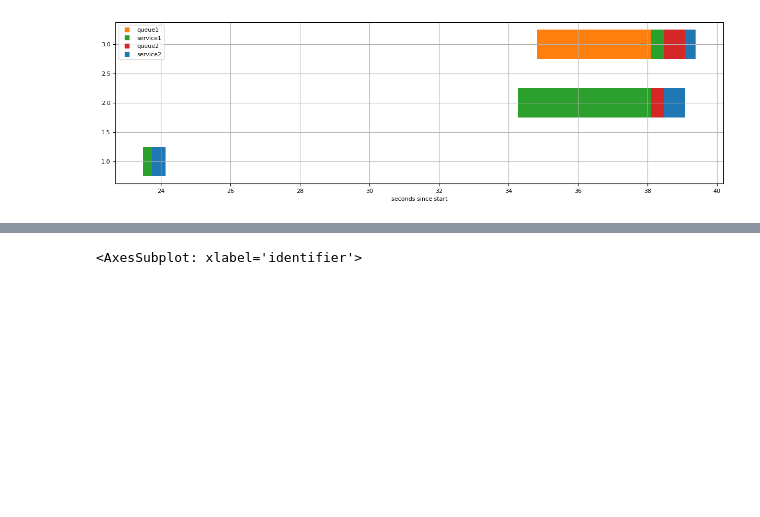
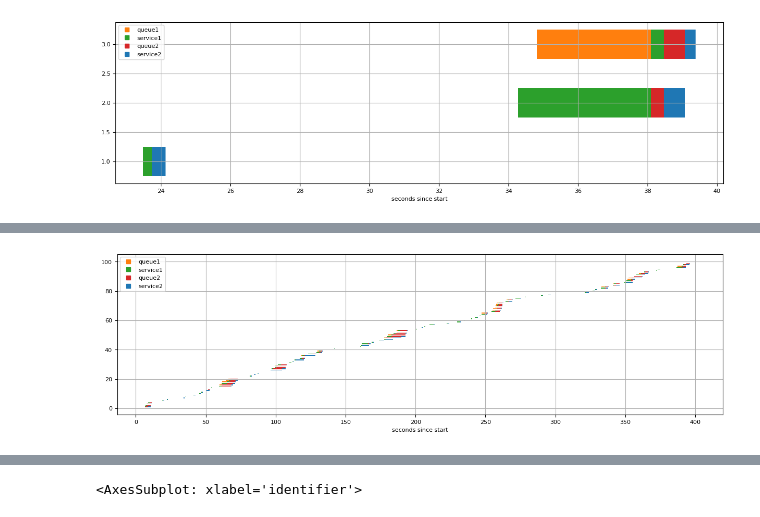
Before and after one commit to viniciuslettieri/2022.2---Avaliacao-e-Desempenho, a Jupyter notebook: Simulacoes/analise_simulacao.ipynb, the cells around one changed output, grey strips where cells are left out. Drawn from its saved outputs; the diff is of its cells as text; code cells hidden in the pictures; blank space fills up the shorter version.

```diff
--- a/Simulacoes/analise_simulacao.ipynb
+++ b/Simulacoes/analise_simulacao.ipynb
@@ -64,0 +73,4 @@ resumo("teste_prioridade.csv")
+# %%
+resumo("debug_aleatorio_05.csv")
+# %% [output]
+[figure, added]
```
Also changed, not shown: parts of 3 cells of this notebook, 5 other files.
